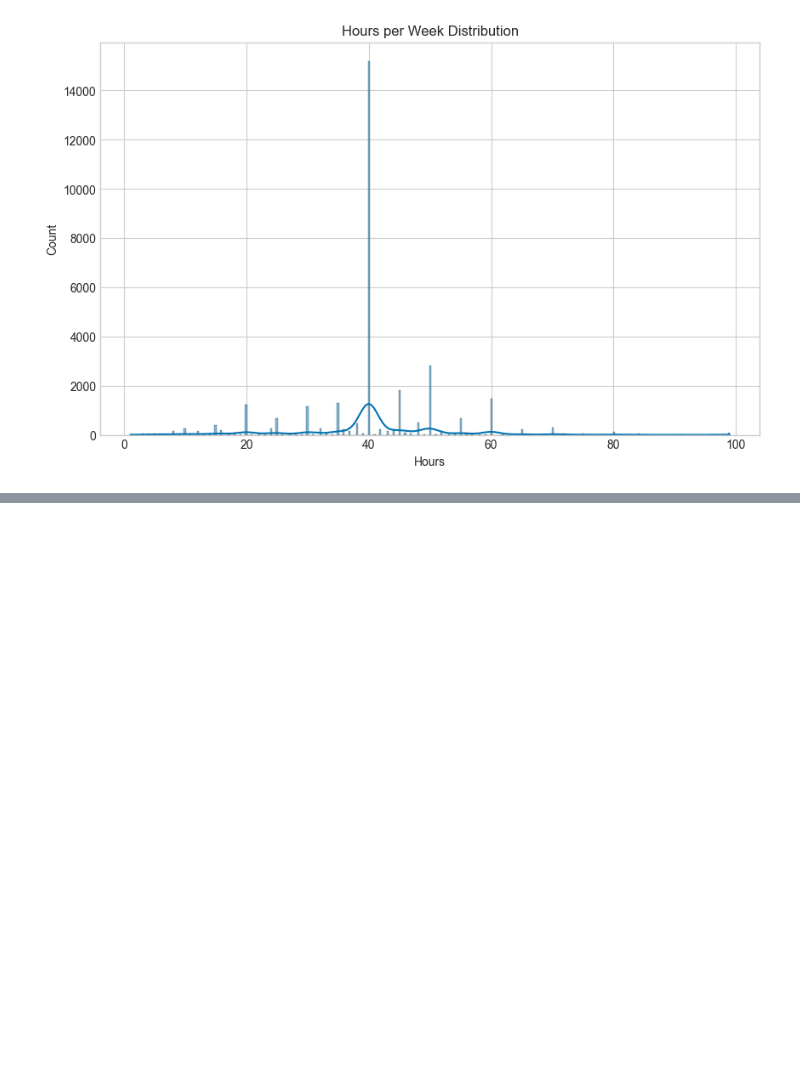
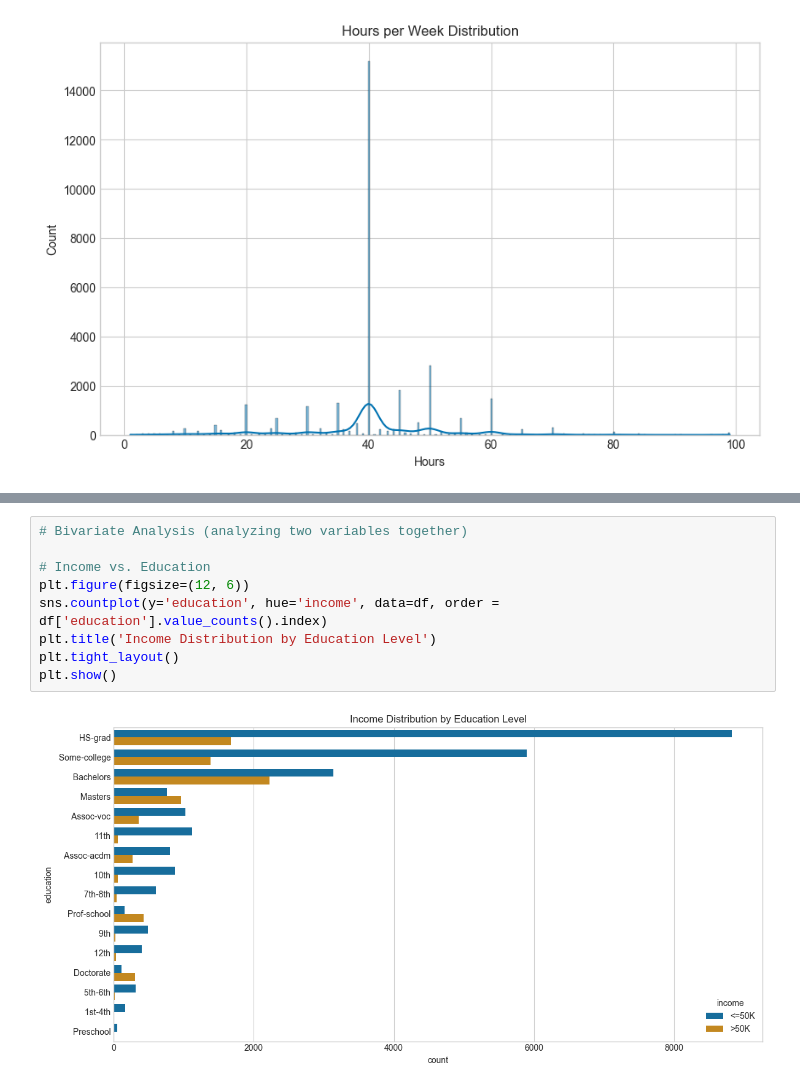
Before and after one commit to Vijayaragavan185/adult-income-analysis, a Jupyter notebook: notebooks/data_cleaning_eda_adult.ipynb, the cells around one changed output, grey strips where cells are left out. Saved outputs shown, nothing was run; the diff lists cells and outputs as text; blank space fills up the shorter version.

```diff
--- a/notebooks/data_cleaning_eda_adult.ipynb
+++ b/notebooks/data_cleaning_eda_adult.ipynb
@@ -234,0 +245,11 @@ plt.show()
+# %%
+# Bivariate Analysis (analyzing two variables together)
+
+# Income vs. Education
+plt.figure(figsize=(12, 6))
+sns.countplot(y='education', hue='income', data=df, order = df['education'].value_counts().index)
+plt.title('Income Distribution by Education Level')
+plt.tight_layout()
+plt.show()
+# %% [output]
+[figure, added]
```
Also changed, not shown: parts of 2 cells of this notebook.
